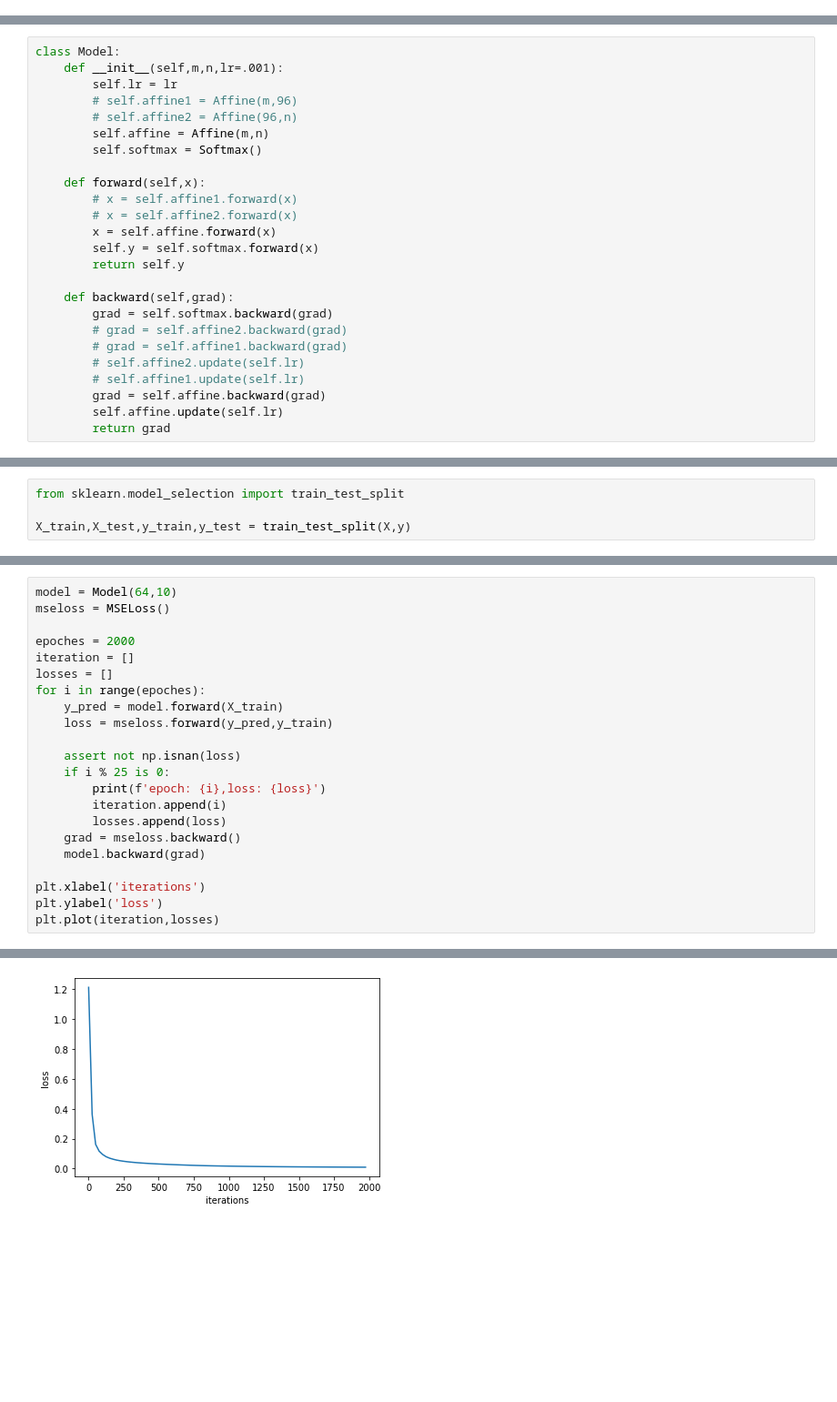
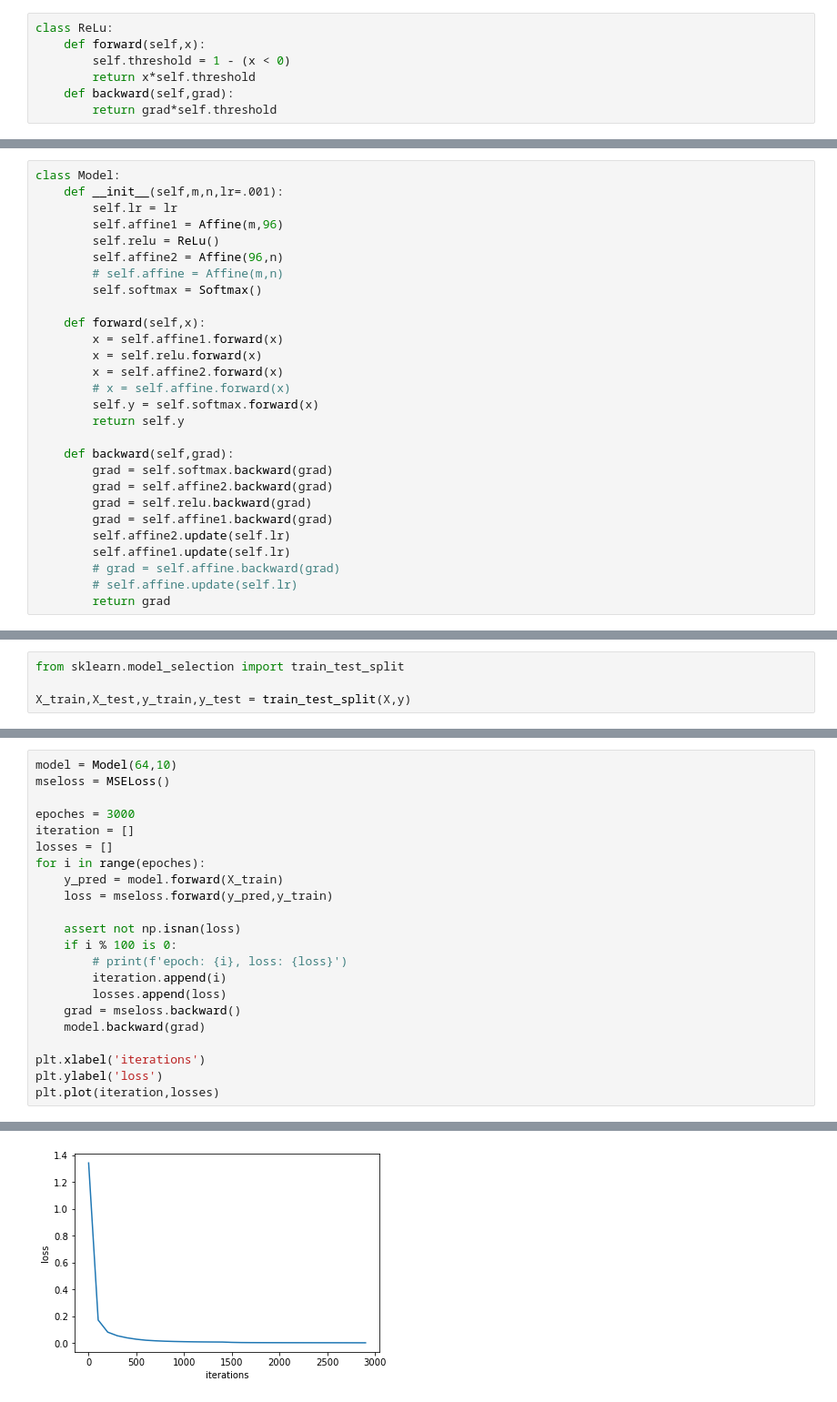
Before and after one commit to Algebra-FUN/ML-note, a Jupyter notebook: code/4-ANN.ipynb, the cells around one changed output, grey strips where cells are left out. Shown: that part at 91% size. Cells and saved outputs as stored; diff of their text form; blank space fills up the shorter version.

```diff
--- a/code/4-ANN.ipynb
+++ b/code/4-ANN.ipynb
@@ -25,0 +50,7 @@ class Affine:
+# %%
+class ReLu:
+    def forward(self,x):
+        self.threshold = 1 - (x < 0)
+        return x*self.threshold
+    def backward(self,grad):
+        return grad*self.threshold
@@ -47,24 +101,27 @@ class MSELoss:
 class Model:
     def __init__(self,m,n,lr=.001):
         self.lr = lr
-        # self.affine1 = Affine(m,96)
-        # self.affine2 = Affine(96,n)
-        self.affine = Affine(m,n)
+        self.affine1 = Affine(m,96)
+        self.relu = ReLu()
+        self.affine2 = Affine(96,n)
+        # self.affine = Affine(m,n)
         self.softmax = Softmax()
 
     def forward(self,x):
-        # x = self.affine1.forward(x)
-        # x = self.affine2.forward(x)
-        x = self.affine.forward(x)
+        x = self.affine1.forward(x)
+        x = self.relu.forward(x)
+        x = self.affine2.forward(x)
+        # x = self.affine.forward(x)
         self.y = self.softmax.forward(x)
         return self.y
 
     def backward(self,grad):
         grad = self.softmax.backward(grad)
-        # grad = self.affine2.backward(grad)
-        # grad = self.affine1.backward(grad)
-        # self.affine2.update(self.lr)
-        # self.affine1.update(self.lr)
-        grad = self.affine.backward(grad)
-        self.affine.update(self.lr)
+        grad = self.affine2.backward(grad)
+        grad = self.relu.backward(grad)
+        grad = self.affine1.backward(grad)
+        self.affine2.update(self.lr)
+        self.affine1.update(self.lr)
+        # grad = self.affine.backward(grad)
+        # self.affine.update(self.lr)
         return grad
@@ -89,7 +153,7 @@ X_train,X_test,y_train,y_test = train_test_split(X,y)
 model = Model(64,10)
 mseloss = MSELoss()
 
-epoches = 2000
+epoches = 3000
 iteration = []
 losses = []
 for i in range(epoches):
@@ -97,8 +161,8 @@ for i in range(epoches):
     loss = mseloss.forward(y_pred,y_train)
 
     assert not np.isnan(loss)
-    if i % 25 is 0:
-        print(f'epoch: {i},loss: {loss}')
+    if i % 100 is 0:
+        # print(f'epoch: {i}, loss: {loss}')
         iteration.append(i)
         losses.append(loss)
     grad = mseloss.backward()
@@ -129 +176 @@ epoch: 1975,loss: 0.008881270249500592
-[figure, old version]
+[figure, new version]
```
Also changed, not shown: parts of 16 cells of this notebook.
